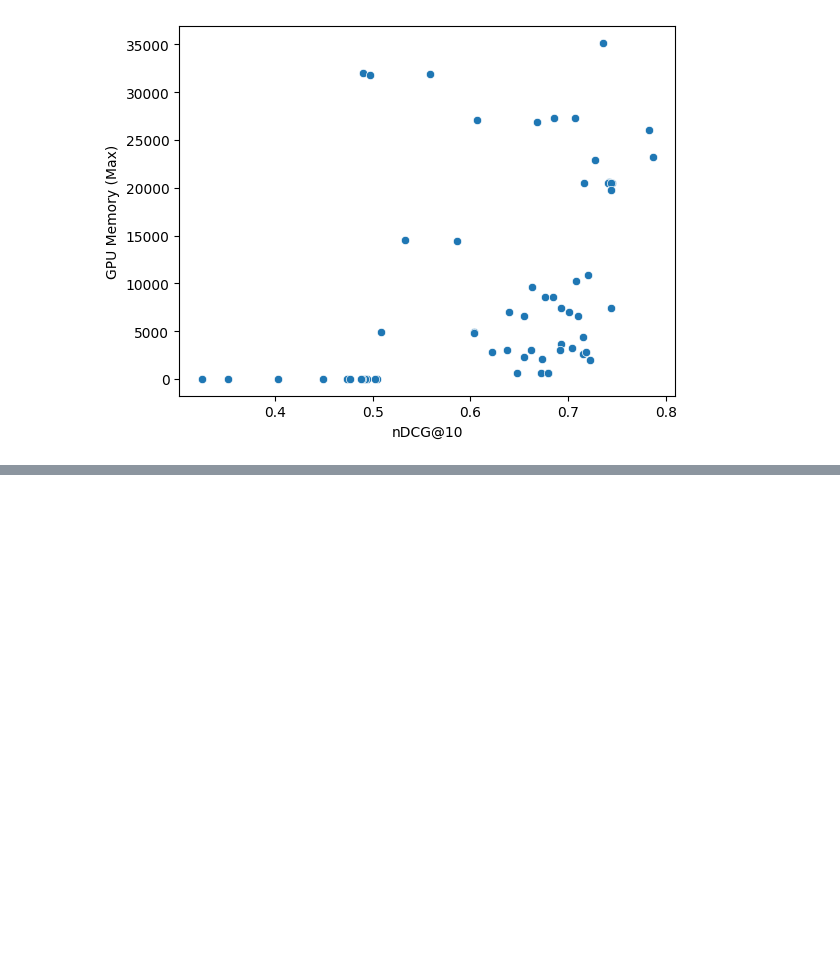
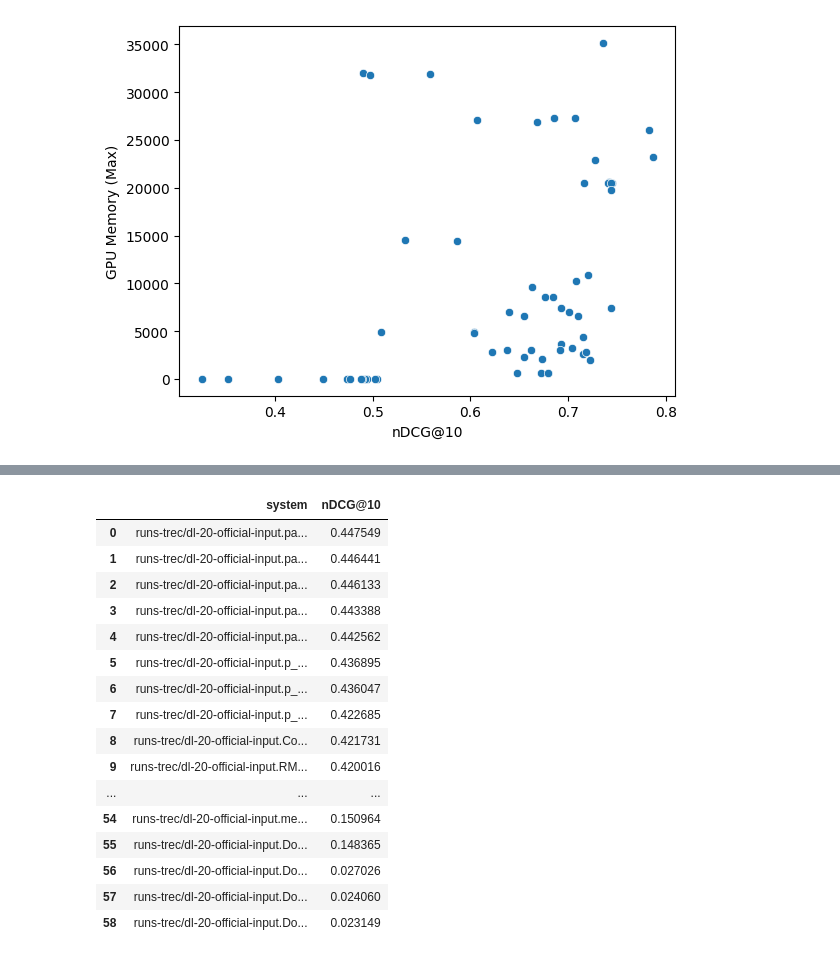
Before and after one commit to reneuir/reneuir-code, a Jupyter notebook: sigir24/post-hoc-notebooks/analysis-in-progress.ipynb, the cells around one changed output, grey strips where cells are left out. Saved outputs shown, nothing was run; the diff lists cells and outputs as text; code cells hidden in the pictures; blank space fills up the shorter version.

```diff
--- a/sigir24/post-hoc-notebooks/analysis-in-progress.ipynb
+++ b/sigir24/post-hoc-notebooks/analysis-in-progress.ipynb
@@ -134,0 +186,28 @@ sns.scatterplot(data=df_eval, y='GPU Memory (Max)', x='nDCG@10')
+# %%
+df_eval = []
+
+for i in tqdm(dl_20_runs):
+    run = pd.read_csv(i, sep="\s+", names=["query_id", "q0", "doc_id", "rank", "score", "system"], dtype={'query_id': str, 'doc_id': str})
+
+    df_eval += [{'system': i, 'nDCG@10': calc_aggregate([nDCG@10], qrels, run)[nDCG@10]}]
+
+df_eval = pd.DataFrame(df_eval)
+df_eval.sort_values(by='nDCG@10', ascending=False).reset_index()[['system', 'nDCG@10']]
+# %% [output]
+|  | system | nDCG@10 |
+| 0 | runs-trec/dl-20-official-input.pa... | 0.447549 |
+| 1 | runs-trec/dl-20-official-input.pa... | 0.446441 |
+| 2 | runs-trec/dl-20-official-input.pa... | 0.446133 |
+| 3 | runs-trec/dl-20-official-input.pa... | 0.443388 |
+| 4 | runs-trec/dl-20-official-input.pa... | 0.442562 |
+| 5 | runs-trec/dl-20-official-input.p_... | 0.436895 |
+| 6 | runs-trec/dl-20-official-input.p_... | 0.436047 |
+| 7 | runs-trec/dl-20-official-input.p_... | 0.422685 |
+| 8 | runs-trec/dl-20-official-input.Co... | 0.421731 |
+| 9 | runs-trec/dl-20-official-input.RM... | 0.420016 |
+| ... | ... | ... |
+| 54 | runs-trec/dl-20-official-input.me... | 0.150964 |
+| 55 | runs-trec/dl-20-official-input.Do... | 0.148365 |
+| 56 | runs-trec/dl-20-official-input.Do... | 0.027026 |
+| 57 | runs-trec/dl-20-official-input.Do... | 0.024060 |
+| 58 | runs-trec/dl-20-official-input.Do... | 0.023149 |
```
Also changed, not shown: parts of 6 cells of this notebook.
